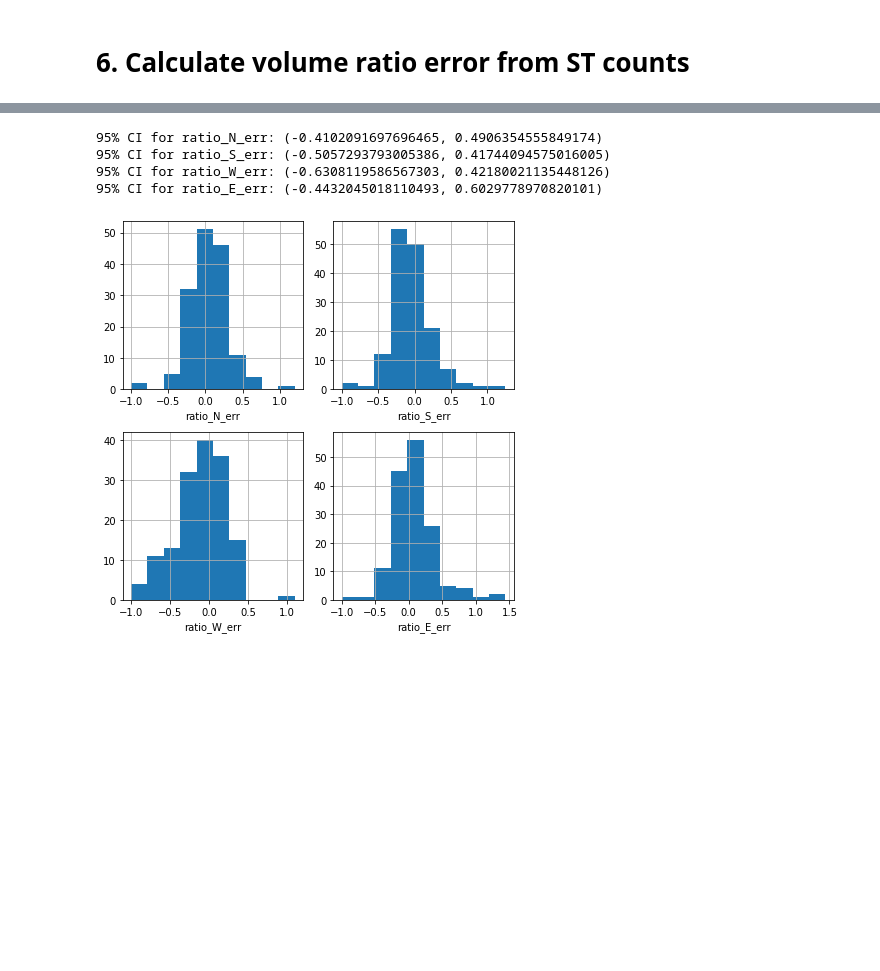
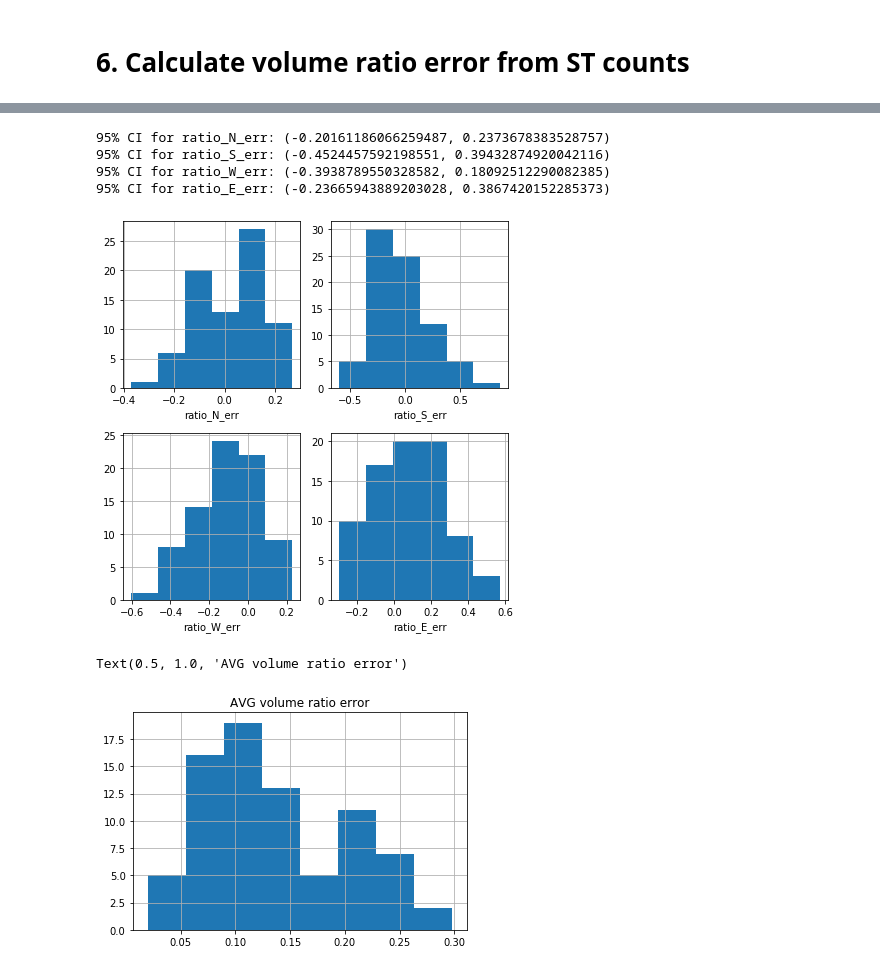
Before and after one commit to mz-zarei/ped-vol-disagg-project, a Jupyter notebook: ped_vol_disagg.ipynb, the cells around one changed output, grey strips where cells are left out. Cells and saved outputs as stored; diff of their text form; code cells hidden in the pictures; blank space fills up the shorter version.

```diff
--- a/ped_vol_disagg.ipynb
+++ b/ped_vol_disagg.ipynb
@@ -137,13 +134,19 @@ sns.pairplot(df_r, kind='reg')
 # %% [markdown]
 # 4. Compute true volume ratio for each approach
 # %%
-# average annual daily pedestrian traffic
-AADPT = (df.ped_N.sum()+df.ped_S.sum()+df.ped_W.sum()+df.ped_E.sum())
+def get_true_ratio(df_int):
+    # average annual daily pedestrian traffic
+    AADPT = df_int.ped_N.sum()+df_int.ped_S.sum()+df_int.ped_W.sum()+df_int.ped_E.sum()
 
-ratio_N_true = df.ped_N.sum() / AADPT
-ratio_S_true = df.ped_S.sum() / AADPT
-ratio_W_true = df.ped_W.sum() / AADPT
-ratio_E_true = df.ped_E.sum() / AADPT
+    # true volume ratios
+    ratio_N_true = 0 if AADPT==0 else df_int.ped_N.sum() / AADPT
+    ratio_S_true = 0 if AADPT==0 else df_int.ped_S.sum() / AADPT
+    ratio_W_true = 0 if AADPT==0 else df_int.ped_W.sum() / AADPT
+    ratio_E_true = 0 if AADPT==0 else df_int.ped_E.sum() / AADPT
+    return AADPT, ratio_N_true, ratio_S_true, ratio_W_true, ratio_E_true
+
+
+AADPT, ratio_N_true, ratio_S_true, ratio_W_true, ratio_E_true = get_true_ratio(df_int)
 
 print(f'AADPT: {AADPT}')
 print(f'True Ratio N:{ratio_N_true:.{2}f}, S:{ratio_S_true:.{2}f}')
@@ -184,44 +248,34 @@ Day of Weeks:  Int64Index([1, 2, 3], dtype='int64', name='date')
 # %%
-df_d_valid['total'] = df_d_valid.ped_N + df_d_valid.ped_S + df_d_valid.ped_W + df_d_valid.ped_E + 0.01
-
-df_d_valid['ratio_N'] = df_d_valid.ped_N / df_d_valid.total
-df_d_valid['ratio_S'] = df_d_valid.ped_S / df_d_valid.total
-df_d_valid['ratio_W'] = df_d_valid.ped_W / df_d_valid.total
-df_d_valid['ratio_E'] = df_d_valid.ped_E / df_d_valid.total
-
-df_d_valid['ratio_N_err'] = (df_d_valid.ped_N / df_d_valid.total - ratio_N_true)/ratio_N_true
-df_d_valid['ratio_S_err'] = (df_d_valid.ped_S / df_d_valid.total - ratio_S_true)/ratio_S_true
-df_d_valid['ratio_W_err'] = (df_d_valid.ped_W / df_d_valid.total - ratio_W_true)/ratio_W_true
-df_d_valid['ratio_E_err'] = (df_d_valid.ped_E / df_d_valid.total - ratio_E_true)/ratio_E_true
-
-
-
+# returns lower and upper bound of 95% CI for given column assuming normal dist
 def confidence_interval(df, col):
-    '''
-    returns lower and upper bound of 95% CI for given column assuming normal dist
-    '''
     mean = df[col].mean()
     sd = df[col].std()
     n = len(df)
     Zstar=1.65
 
     lcb = mean - Zstar * sd
     ucb = mean + Zstar * sd
+
     return lcb, ucb
 
 # Plot the dist of the errors and 95% CI
 fig, axes = plt.subplots(2,2, figsize=(6,6))
 for ax, col in [(axes[0,0],'ratio_N_err'),(axes[0,1],'ratio_S_err'),
                 (axes[1,0],'ratio_W_err'),(axes[1,1],'ratio_E_err')]:
-    df_d_valid[col].hist(ax=ax)
+    df_int_d_valid[col].hist(ax=ax, bins=6)
     ax.set_xlabel(col)
-    print(f'95% CI for {col}: {confidence_interval(df_d_valid, col)}')
+    print(f'95% CI for {col}: {confidence_interval(df_int_d_valid, col)}')
 
 plt.tight_layout()
 plt.show()
+
+df_int_d_valid['ratio_err_avg'].hist(bins=8)
+plt.title('AVG volume ratio error')
 # %% [output]
-95% CI for ratio_N_err: (-0.4102091697696465, 0.4906354555849174)
-95% CI for ratio_S_err: (-0.5057293793005386, 0.41744094575016005)
-95% CI for ratio_W_err: (-0.6308119586567303, 0.42180021135448126)
-95% CI for ratio_E_err: (-0.4432045018110493, 0.6029778970820101)
+95% CI for ratio_N_err: (-0.20161186066259487, 0.2373678383528757)
+95% CI for ratio_S_err: (-0.4524457592198551, 0.39432874920042116)
+95% CI for ratio_W_err: (-0.3938789550328582, 0.18092512290082385)
+95% CI for ratio_E_err: (-0.23665943889203028, 0.3867420152285373)
-[figure, old version]
+[figure, new version]
+Text(0.5, 1.0, 'AVG volume ratio error')
+[figure, added]
```
Also changed, not shown: parts of 12 cells of this notebook, 3 other files.
